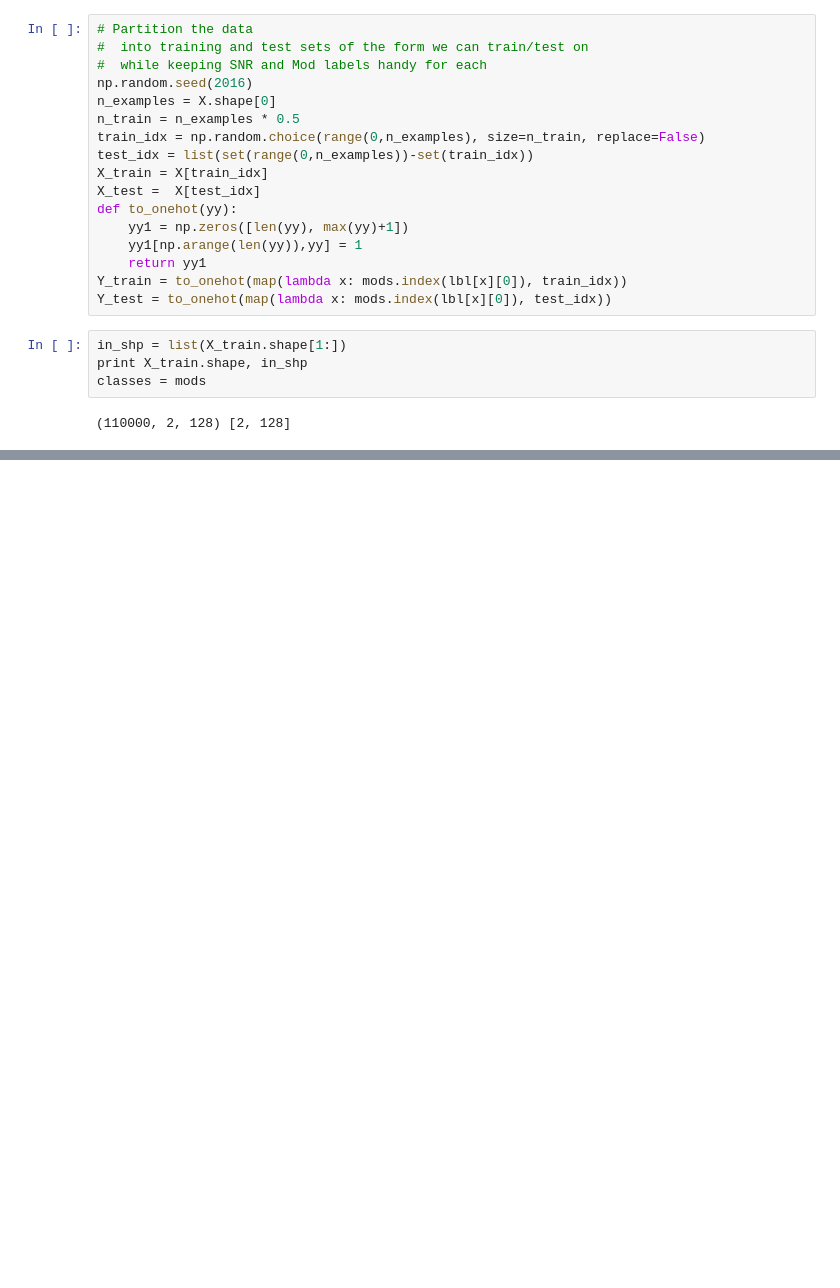
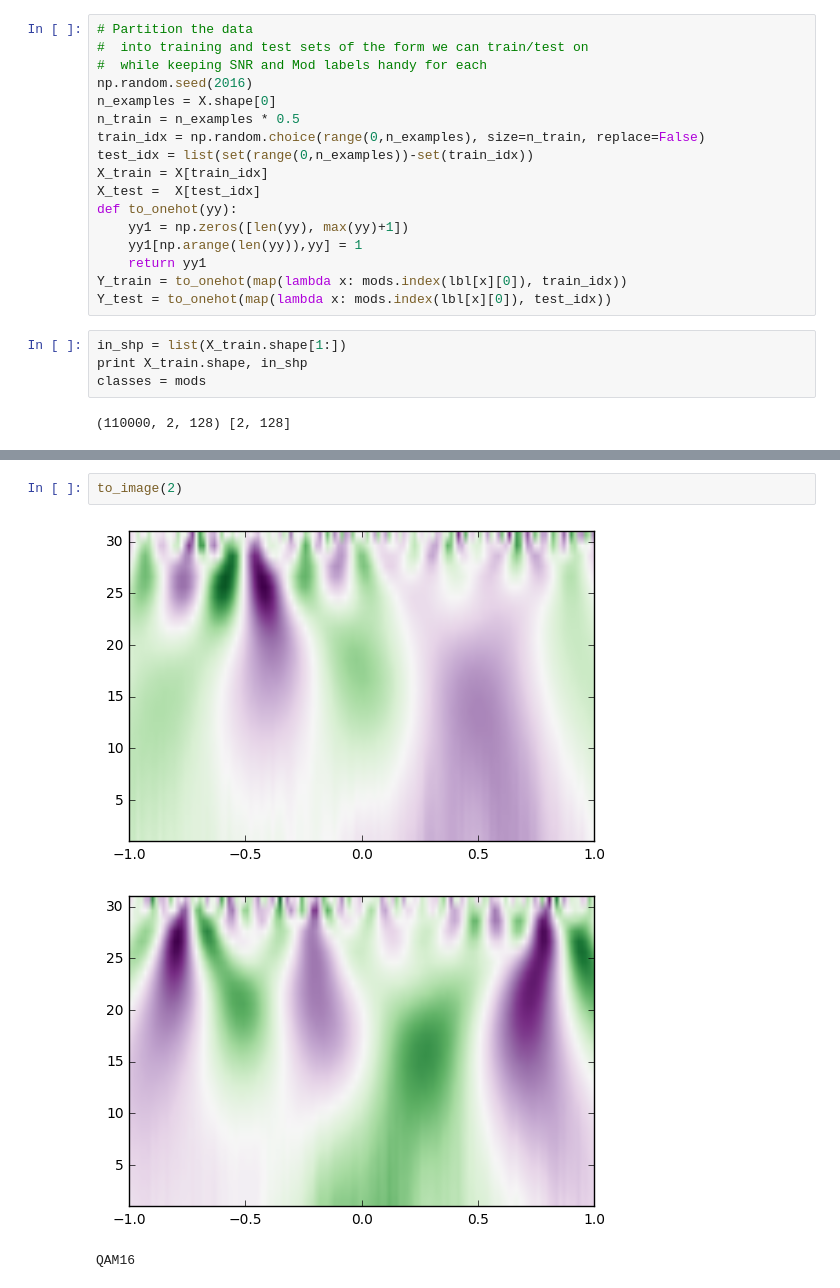
Before and after one commit to SYSU-Jmiao/university, a Jupyter notebook: src/deepLearning/wavelet/resutls.ipynb, the cells around one changed output, grey strips where cells are left out. Drawn from its saved outputs; the diff is of its cells as text; blank space fills up the shorter version.

```diff
--- a/src/deepLearning/wavelet/resutls.ipynb
+++ b/src/deepLearning/wavelet/resutls.ipynb
@@ -266,0 +67,6 @@ plt.title("CNN2 Classification Accuracy on RadioML 2016.10 Alpha")
+# %%
+to_image(2)
+# %% [output]
+[figure, added]
+[figure, added]
+QAM16
```
Also changed, not shown: parts of 16 cells of this notebook, 1 other file.
